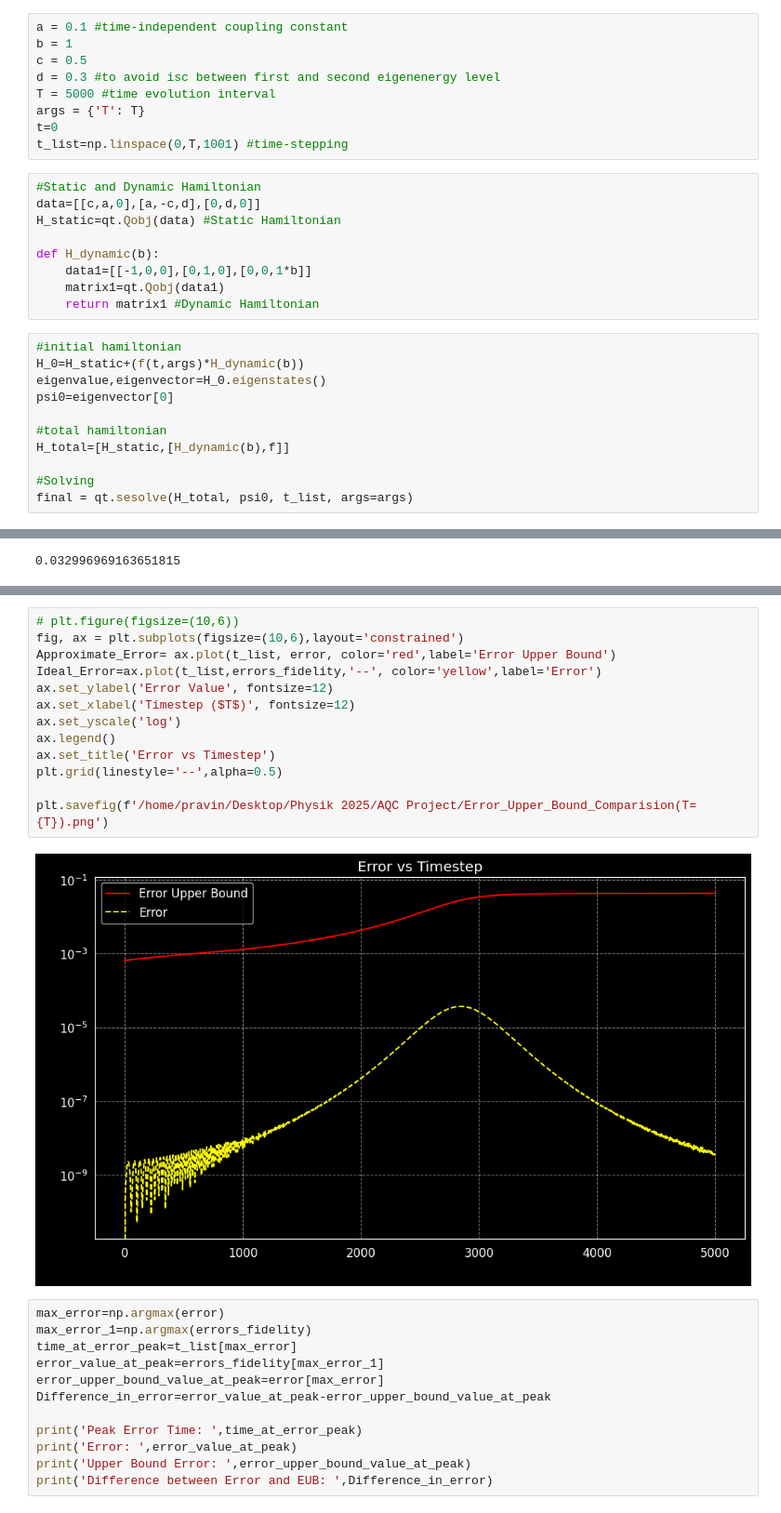
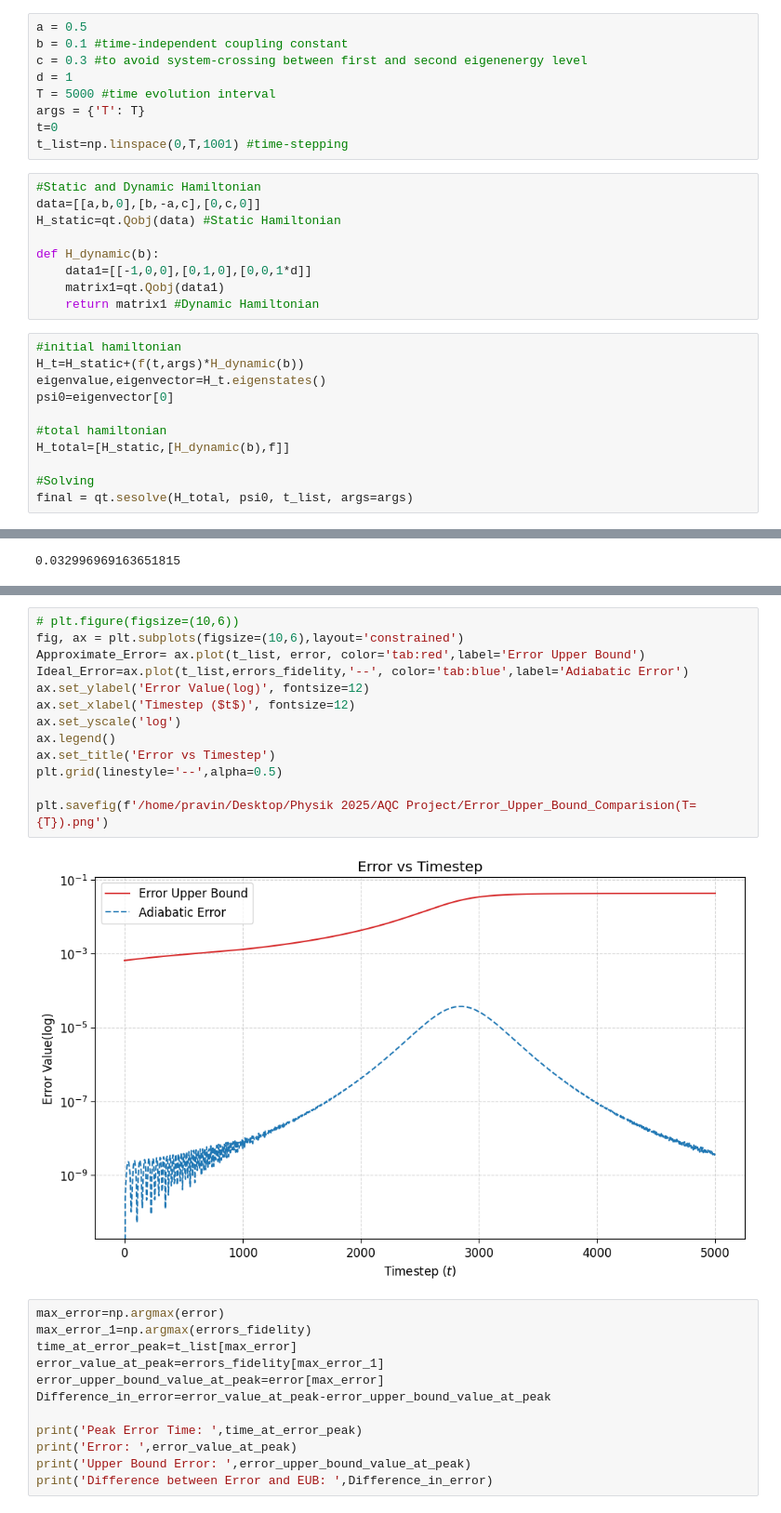
Before and after one commit to Usernotfoundoops/Adibatic_Quantum_Computing, a Jupyter notebook: AQC_3 level jpq.ipynb, the cells around one changed output, grey strips where cells are left out. Shown at 93% size. Drawn from its saved outputs; the diff is of its cells as text.

```diff
--- a/AQC_3 level jpq.ipynb
+++ b/AQC_3 level jpq.ipynb
@@ -16,27 +18,27 @@ def f(t,args):
     T=args['T']
     return t/T #np.sin(np.pi * t / (2 * T))**2 #t/T
 # %%
-a = 0.1 #time-independent coupling constant
-b = 1
-c = 0.5
-d = 0.3 #to avoid isc between first and second eigenenergy level
+a = 0.5
+b = 0.1 #time-independent coupling constant
+c = 0.3 #to avoid system-crossing between first and second eigenenergy level
+d = 1
 T = 5000 #time evolution interval
 args = {'T': T}
 t=0
 t_list=np.linspace(0,T,1001) #time-stepping
 # %%
 #Static and Dynamic Hamiltonian
-data=[[c,a,0],[a,-c,d],[0,d,0]]
+data=[[a,b,0],[b,-a,c],[0,c,0]]
 H_static=qt.Qobj(data) #Static Hamiltonian
 
 def H_dynamic(b):
-    data1=[[-1,0,0],[0,1,0],[0,0,1*b]]
+    data1=[[-1,0,0],[0,1,0],[0,0,1*d]]
     matrix1=qt.Qobj(data1)
     return matrix1 #Dynamic Hamiltonian
 # %%
 #initial hamiltonian
-H_0=H_static+(f(t,args)*H_dynamic(b))
-eigenvalue,eigenvector=H_0.eigenstates()
+H_t=H_static+(f(t,args)*H_dynamic(b))
+eigenvalue,eigenvector=H_t.eigenstates()
 psi0=eigenvector[0]
 
 #total hamiltonian
@@ -276,18 +284,18 @@ plt.annotate(f'Peak: {error_value_at_peak:.5f}',
 # %%
 # plt.figure(figsize=(10,6))
 fig, ax = plt.subplots(figsize=(10,6),layout='constrained')
-Approximate_Error= ax.plot(t_list, error, color='red',label='Error Upper Bound')
-Ideal_Error=ax.plot(t_list,errors_fidelity,'--', color='yellow',label='Error')
-ax.set_ylabel('Error Value', fontsize=12)
-ax.set_xlabel('Timestep ($T$)', fontsize=12)
+Approximate_Error= ax.plot(t_list, error, color='tab:red',label='Error Upper Bound')
+Ideal_Error=ax.plot(t_list,errors_fidelity,'--', color='tab:blue',label='Adiabatic Error')
+ax.set_ylabel('Error Value(log)', fontsize=12)
+ax.set_xlabel('Timestep ($t$)', fontsize=12)
 ax.set_yscale('log')
 ax.legend()
 ax.set_title('Error vs Timestep')
 plt.grid(linestyle='--',alpha=0.5)
 
 plt.savefig(f'/home/pravin/Desktop/Physik 2025/AQC Project/Error_Upper_Bound_Comparision(T={T}).png')
 # %% [output]
-[figure, old version]
+[figure, new version]
 # %%
 max_error=np.argmax(error)
 max_error_1=np.argmax(errors_fidelity)
```
Also changed, not shown: parts of 8 cells of this notebook, 1 other file.
